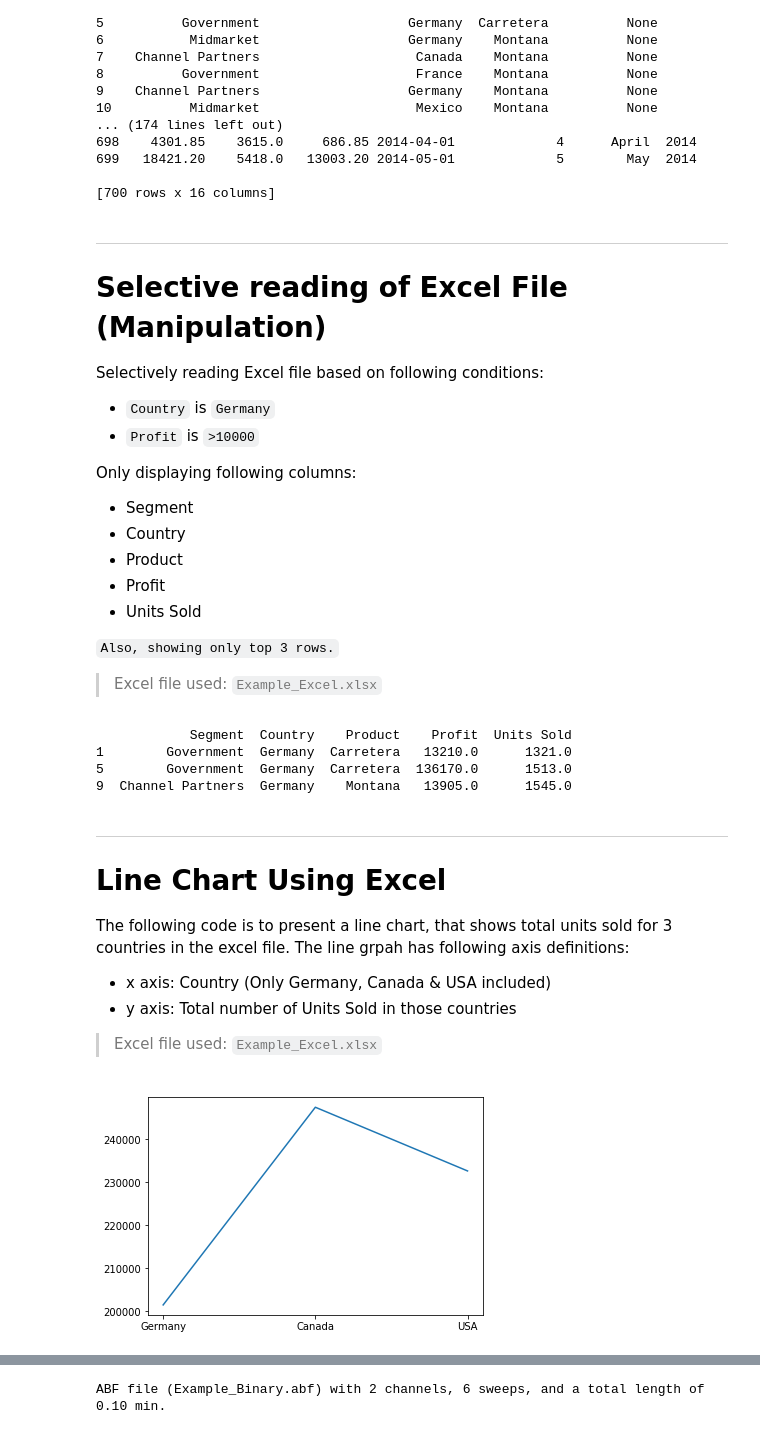
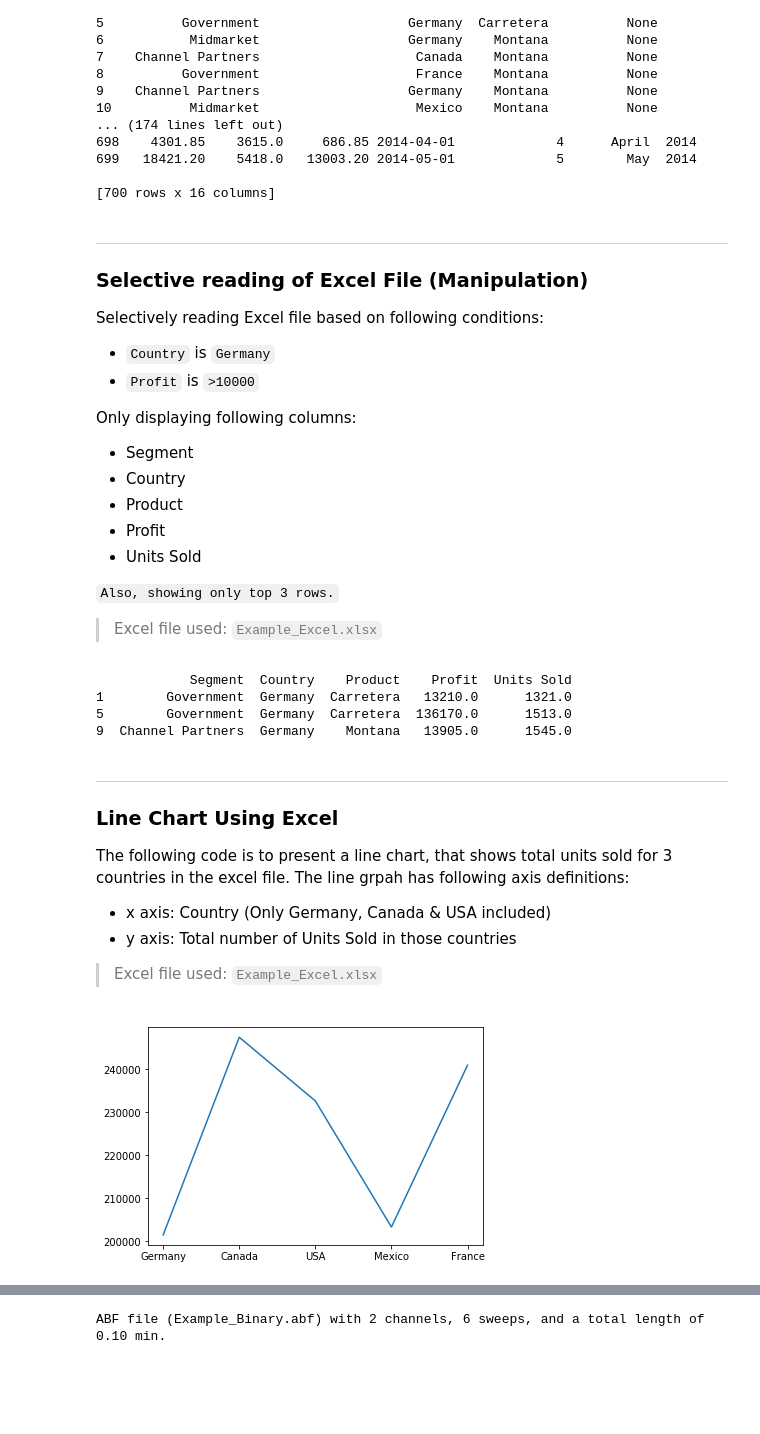
Before and after one commit to neuniversity/ALY6140, a Jupyter notebook: Assignment2/Heena_Pant_Week2_Assignment.ipynb, the cells around one changed output, grey strips where cells are left out. Drawn from its saved outputs; the diff is of its cells as text; code cells hidden in the pictures; blank space fills up the shorter version.

```diff
--- a/Assignment2/Heena_Pant_Week2_Assignment.ipynb
+++ b/Assignment2/Heena_Pant_Week2_Assignment.ipynb
@@ -95,7 +97,7 @@ read_excel_file()
 # %% [markdown]
 ----
 
-# Selective reading of Excel File (Manipulation)
+### Selective reading of Excel File (Manipulation)
 
 Selectively reading Excel file based on following conditions:
 - `Country` is `Germany`
@@ -129,7 +131,7 @@ read_excel_file()
 # %% [markdown]
 ----
 
-# Line Chart Using Excel
+### Line Chart Using Excel
 
 The following code is to present a line chart, that shows total units sold for 3 countries in the excel file. The line grpah has following axis definitions:
 
@@ -140,26 +142,32 @@ The following code is to present a line chart, that shows total units sold for 3
 # %%
 import matplotlib.pyplot as plt
 
 def read_excel_file():
     df = pd.read_excel(
         "Example_Excel.xlsx"
     )
 
     germany_df = df.loc[(df["Country"] == "Germany")]
     germany_df_units_sold = germany_df[['Units Sold']].sum()
 
     canada_df = df.loc[(df["Country"] == "Canada")]
     canada_df_units_sold = canada_df[['Units Sold']].sum()
 
     usa_df = df.loc[(df["Country"] == "United States of America")]
     usa_df_units_sold = usa_df[['Units Sold']].sum()
 
-    plt.plot(['Germany', 'Canada', 'USA'], [germany_df_units_sold, canada_df_units_sold, usa_df_units_sold])
+    mexico_df = df.loc[(df["Country"] == "Mexico")]
+    mexico_units_sold = mexico_df[['Units Sold']].sum()
+
+    france_df = df.loc[(df["Country"] == "France")]
+    france_units_sold = france_df[['Units Sold']].sum()
+
+    plt.plot(['Germany', 'Canada', 'USA', 'Mexico', 'France'], [germany_df_units_sold, canada_df_units_sold, usa_df_units_sold, mexico_units_sold, france_units_sold])
     plt.show()
 
 read_excel_file()
 # %% [output]
-[figure, old version]
+[figure, new version]
 # %% [markdown]
 ----------
 
```
Also changed, not shown: parts of 8 cells of this notebook.
